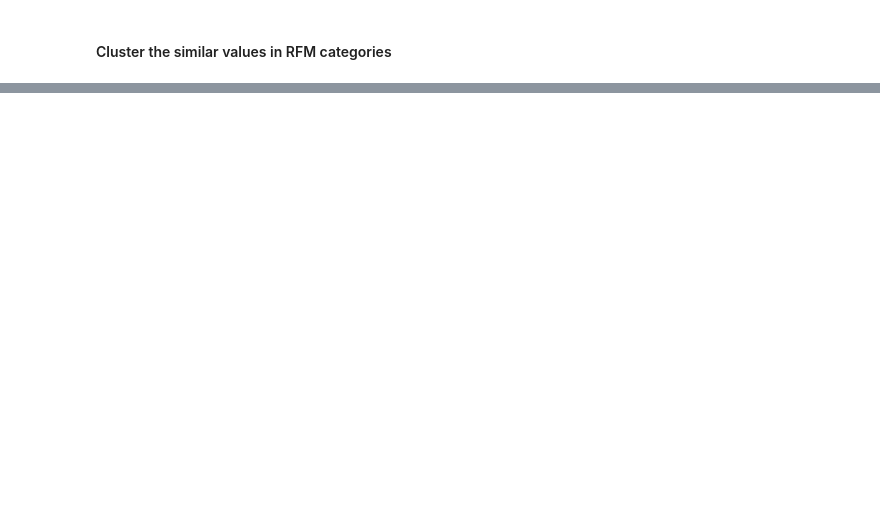
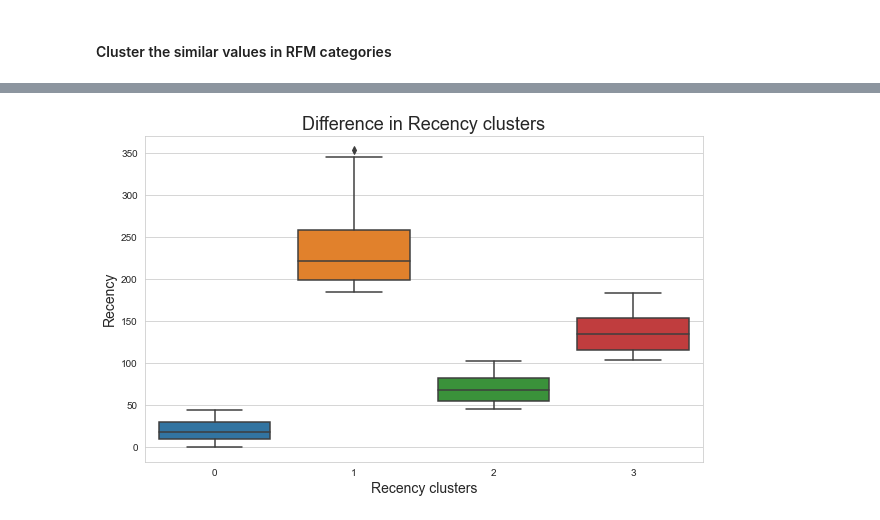
Before and after one commit to simo2712/VI_kpmg_data_analytics, a Jupyter notebook: Task_2/Task 2.2 - Data Insights.ipynb, the cells around one changed output, grey strips where cells are left out. Cells and saved outputs as stored; diff of their text form; code cells hidden in the pictures; blank space fills up the shorter version.

```diff
--- a/Task_2/Task 2.2 - Data Insights.ipynb
+++ b/Task_2/Task 2.2 - Data Insights.ipynb
@@ -712,0 +641,4 @@ plt.show()
+# %%
+# Create clusters
+customers['recency_cluster'] = KMeans(n_clusters=4).fit_predict(customers[['recency']])
+customers.head()
@@ -712,0 +652,9 @@ plt.show()
+# %%
+plt.figure(figsize=(10, 6))
+sns.boxplot(data=customers, x='recency_cluster',  y='recency')
+plt.xlabel('Recency clusters', fontsize=14)
+plt.ylabel('Recency', fontsize=14)
+plt.title('Difference in Recency clusters', fontsize=18)
+plt.show()
+# %% [output]
+[figure, added]
```
Also changed, not shown: parts of 51 cells of this notebook.
